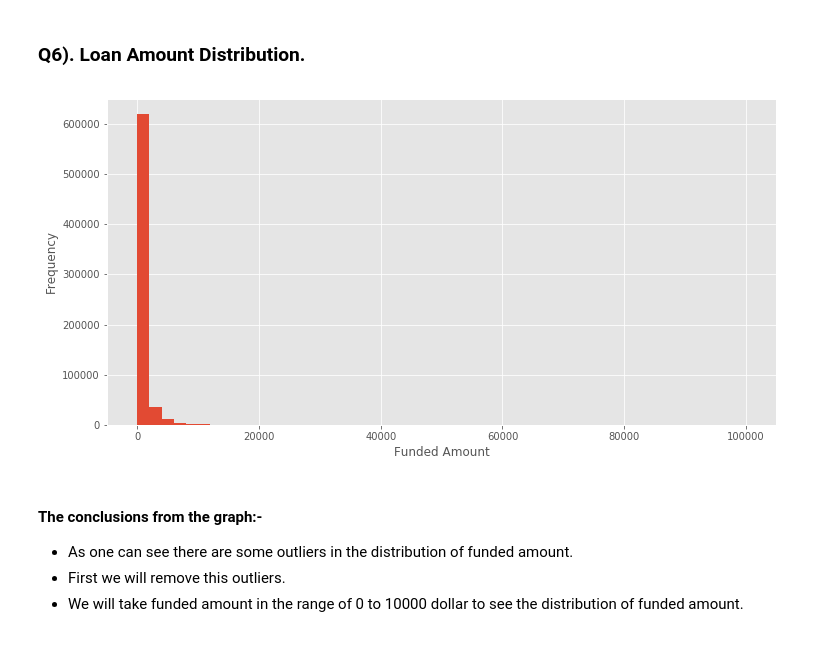
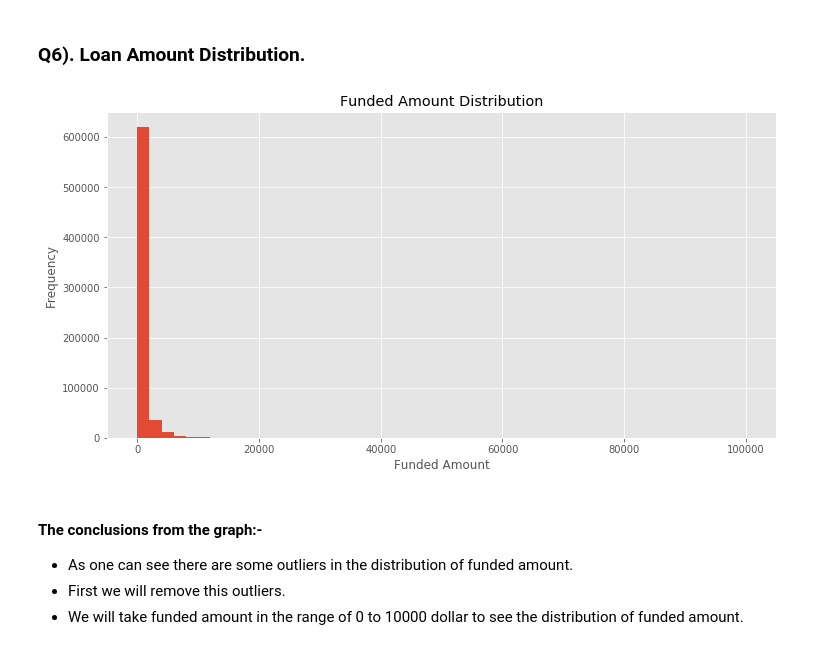
Before and after one commit to rahul-72/Kiva_Crowdfunding_Data_Analysis, a Jupyter notebook: kiva.ipynb, the cells around one changed output. Cells and saved outputs as stored; diff of their text form; code cells hidden in the pictures.

```diff
--- a/kiva.ipynb
+++ b/kiva.ipynb
@@ -276,9 +276,10 @@ plt.show()
 # %%
 df_kiva_loans['funded_amount'].plot(kind='hist', bins=50, figsize=(12,6))
 plt.xlabel('Funded Amount')
+plt.title('Funded Amount Distribution')
 plt.show()
 # %% [output]
-[figure, old version]
+[figure, new version]
 # %% [markdown]
 #### The conclusions from the graph:-
 * As one can see there are some outliers in the distribution of funded amount.
```
Also changed, not shown: parts of 15 cells of this notebook.
